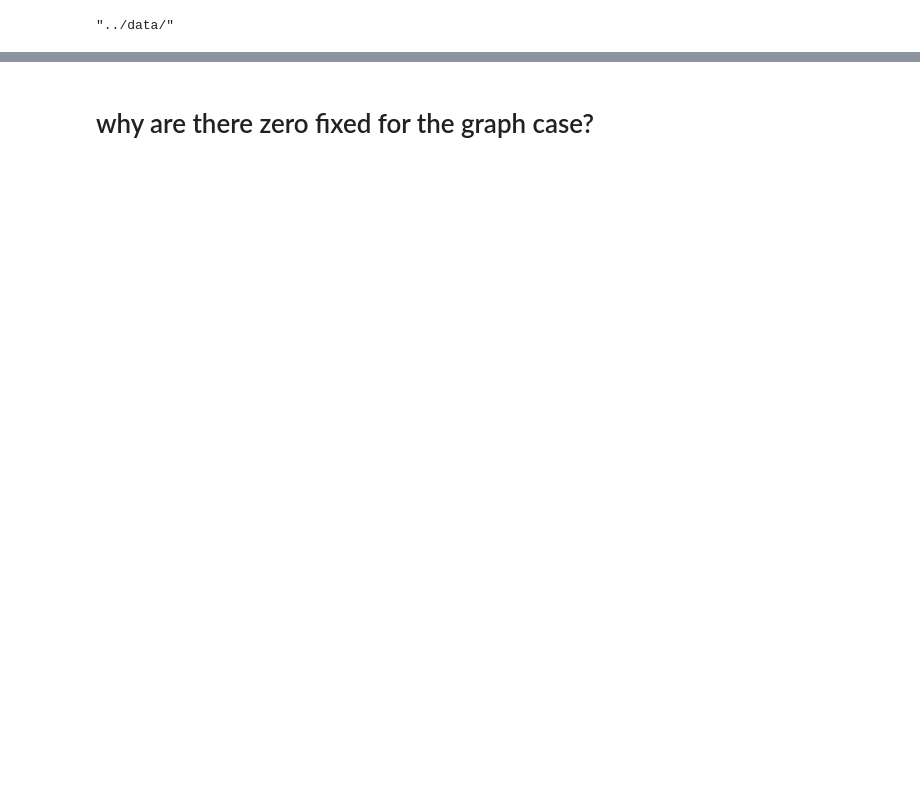
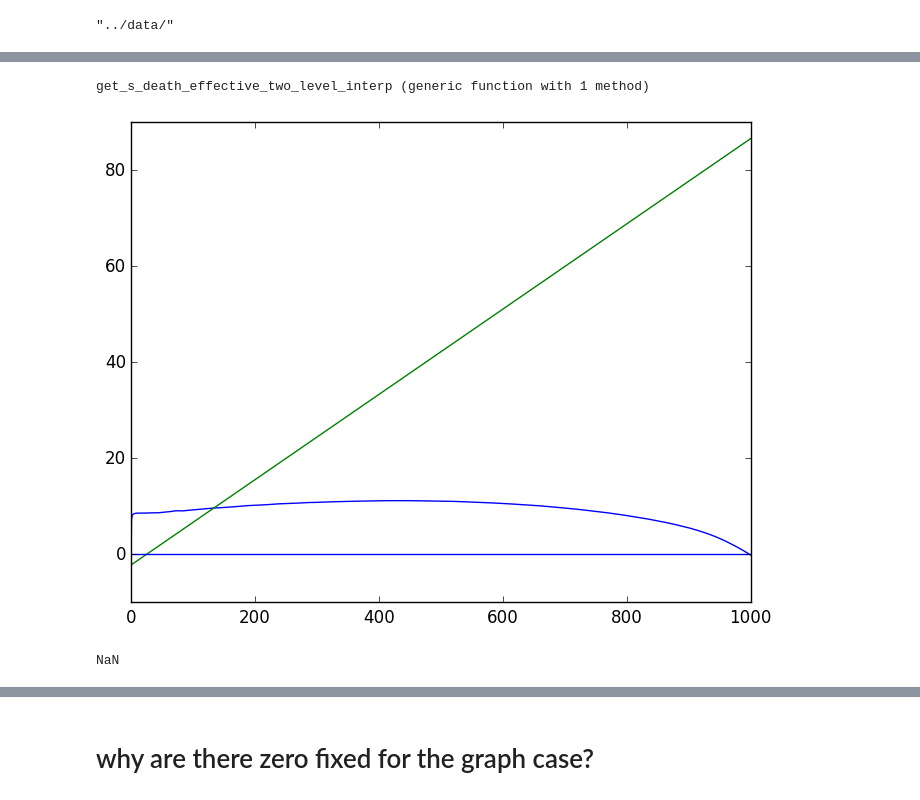
Before and after one commit to jnkh/epidemics, a Jupyter notebook: Data Analysis.ipynb, the cells around one changed output, grey strips where cells are left out. Saved outputs shown, nothing was run; the diff lists cells and outputs as text; code cells hidden in the pictures; blank space fills up the shorter version.

```diff
--- a/Data Analysis.ipynb
+++ b/Data Analysis.ipynb
@@ -285,0 +312,65 @@ plot(accum)
+# %%
+function get_s_effective_two_level(y,y_susc,y_sq_susc,y_inf,y_sq_inf,alpha::Float64,beta::Float64)
+    return get_s_birth_effective_two_level(y,y_susc,y_sq_susc,alpha) - get_s_death_effective_two_level(y_inf,beta)
+end
+
+function get_splus_effective_two_level(y,y_susc,y_sq_susc,y_inf,y_sq_inf,alpha::Float64,beta::Float64)
+    return get_s_birth_effective_two_level(y,y_susc,y_sq_susc,alpha) - get_s_death_effective_two_level(y_inf,beta)
+end
+
+function get_s_birth_effective_two_level(y::Array,y_susc,y_sq_susc,alpha::Float64)
+    ret = (1-y)./y.*(y_susc + alpha .* y_sq_susc)
+    ret[y .== 0] = 0.0
+    return ret
+end
+
+function get_s_birth_effective_two_level(y::Number,y_susc,y_sq_susc,alpha::Float64)
+    if y == 0 return 0.0 end
+    ret = (1-y)./y.*(y_susc + alpha .* y_sq_susc)
+#     ret[y .== 0] = 0
+    return ret
+end
+
+function get_s_death_effective_two_level(y_inf,beta::Float64)
+    return (1 - y_inf).*(1 + beta)
+end
+
+function get_splus_effective_two_level_interp(yy,alpha::Float64,beta::Float64,y_inf_interp,y_sq_inf_interp,y_susc_interp,y_sq_susc_interp)
+    y_inf = evaluate(y_inf_interp,yy)
+    y_susc = evaluate(y_susc_interp,yy)
+    y_sq_inf = evaluate(y_sq_inf_interp,yy)
+    y_sq_susc = evaluate(y_sq_susc_interp,yy)
+    return get_splus_effective_two_level(yy,y_susc,y_sq_susc,y_inf,y_sq_inf,alpha,beta)
+end
+
+
+function get_s_effective_two_level_interp(yy,alpha::Float64,beta::Float64,y_inf_interp,y_sq_inf_interp,y_susc_interp,y_sq_susc_interp)
+    y_inf = evaluate(y_inf_interp,yy)
+    y_susc = evaluate(y_susc_interp,yy)
+    y_sq_inf = evaluate(y_sq_inf_interp,yy)
+    y_sq_susc = evaluate(y_sq_susc_interp,yy)
+    return get_s_effective_two_level(yy,y_susc,y_sq_susc,y_inf,y_sq_inf,alpha,beta)
+end
+
+
+function get_s_birth_effective_two_level_interp(yy,alpha::Float64,y_susc_interp,y_sq_susc_interp)
+    y_susc = evaluate(y_susc_interp,yy)
+    y_sq_susc = evaluate(y_sq_susc_interp,yy)
+    return get_s_birth_effective_two_level(yy,y_susc,y_sq_susc,alpha)
+end
+
+function get_s_death_effective_two_level_interp(yy,beta::Float64,y_inf_interp)
+    y_inf = evaluate(y_inf_interp,yy)
+    return get_s_death_effective_two_level(y_inf,beta)
+end
+# %% [output]
+get_s_death_effective_two_level_interp (generic function with 1 method)
+# %%
+yy = collect(0:0.001:1)
+plot(get_s_effective_two_level_interp(yy,alpha,beta,y_inf_interp,y_sq_inf_interp,y_susc_interp,y_sq_susc_interp))
+plot(s(yy,alpha,beta))
+axhline(0)
+s(0,alpha,beta)
+# %% [output]
+[figure, added]
+NaN
```
Also changed, not shown: parts of 36 cells of this notebook, 5 other files.
